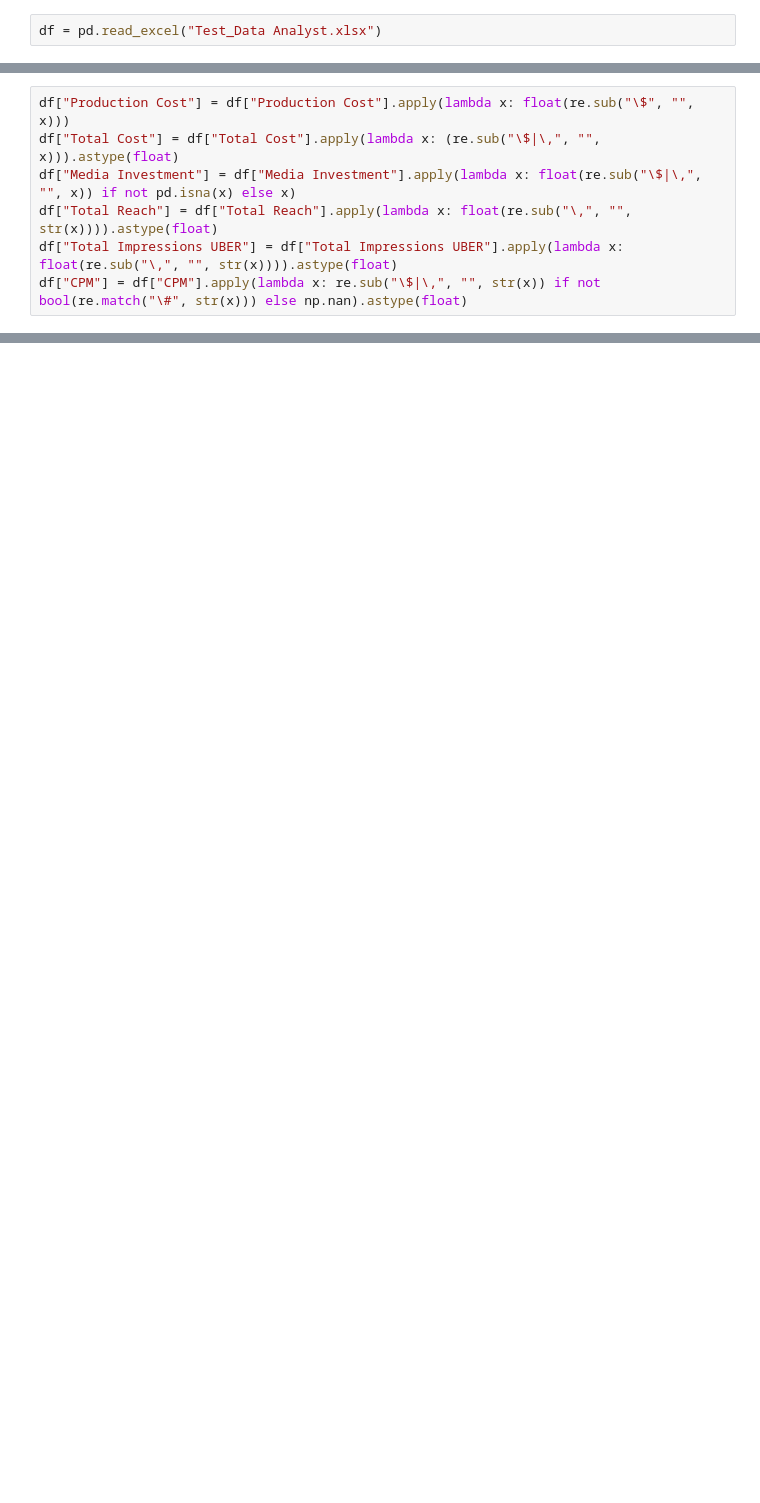
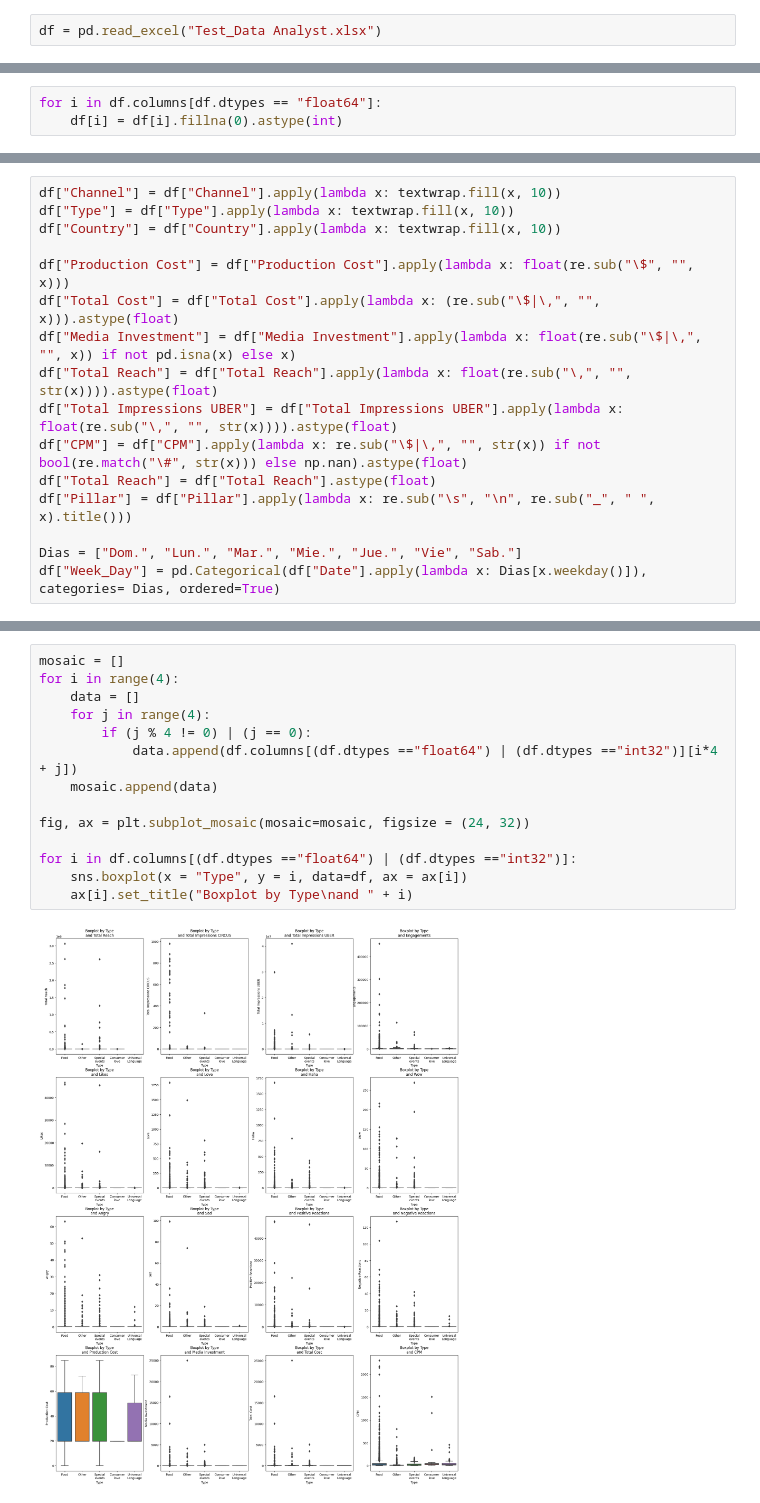
Before and after one commit to daagonzalezsa/Media.Monks_Assesment, a Jupyter notebook: Food_Brand.ipynb, the cells around one changed output, grey strips where cells are left out. Drawn from its saved outputs; the diff is of its cells as text; blank space fills up the shorter version.

```diff
--- a/Food_Brand.ipynb
+++ b/Food_Brand.ipynb
@@ -49,0 +31,3 @@ df["Country"] = df["Country"].apply(lambda x: textwrap.fill(x, 10))
+# %%
+for i in df.columns[df.dtypes == "float64"]:
+    df[i] = df[i].fillna(0).astype(int)
@@ -50,7 +36,16 @@ df["Country"] = df["Country"].apply(lambda x: textwrap.fill(x, 10))
 # %%
+df["Channel"] = df["Channel"].apply(lambda x: textwrap.fill(x, 10))
+df["Type"] = df["Type"].apply(lambda x: textwrap.fill(x, 10))
+df["Country"] = df["Country"].apply(lambda x: textwrap.fill(x, 10))
+
 df["Production Cost"] = df["Production Cost"].apply(lambda x: float(re.sub("\$", "", x)))
 df["Total Cost"] = df["Total Cost"].apply(lambda x: (re.sub("\$|\,", "", x))).astype(float)
 df["Media Investment"] = df["Media Investment"].apply(lambda x: float(re.sub("\$|\,", "", x)) if not pd.isna(x) else x)
 df["Total Reach"] = df["Total Reach"].apply(lambda x: float(re.sub("\,", "", str(x)))).astype(float)
 df["Total Impressions UBER"] = df["Total Impressions UBER"].apply(lambda x: float(re.sub("\,", "", str(x)))).astype(float)
 df["CPM"] = df["CPM"].apply(lambda x: re.sub("\$|\,", "", str(x)) if not bool(re.match("\#", str(x))) else np.nan).astype(float)
+df["Total Reach"] = df["Total Reach"].astype(float)
+df["Pillar"] = df["Pillar"].apply(lambda x: re.sub("\s", "\n", re.sub("_", " ", x).title()))
+
+Dias = ["Dom.", "Lun.", "Mar.", "Mie.", "Jue.", "Vie", "Sab."]
+df["Week_Day"] = pd.Categorical(df["Date"].apply(lambda x: Dias[x.weekday()]), categories= Dias, ordered=True)
@@ -106,0 +111,16 @@ sns.heatmap(
+# %%
+mosaic = []
+for i in range(4):
+    data = []
+    for j in range(4):
+        if (j % 4 != 0) | (j == 0):
+            data.append(df.columns[(df.dtypes =="float64") | (df.dtypes =="int32")][i*4 + j])
+    mosaic.append(data)
+
+fig, ax = plt.subplot_mosaic(mosaic=mosaic, figsize = (24, 32))
+
+for i in df.columns[(df.dtypes =="float64") | (df.dtypes =="int32")]:
+    sns.boxplot(x = "Type", y = i, data=df, ax = ax[i])
+    ax[i].set_title("Boxplot by Type\nand " + i)
+# %% [output]
+[figure, added]
```
Also changed, not shown: parts of 18 cells of this notebook.
